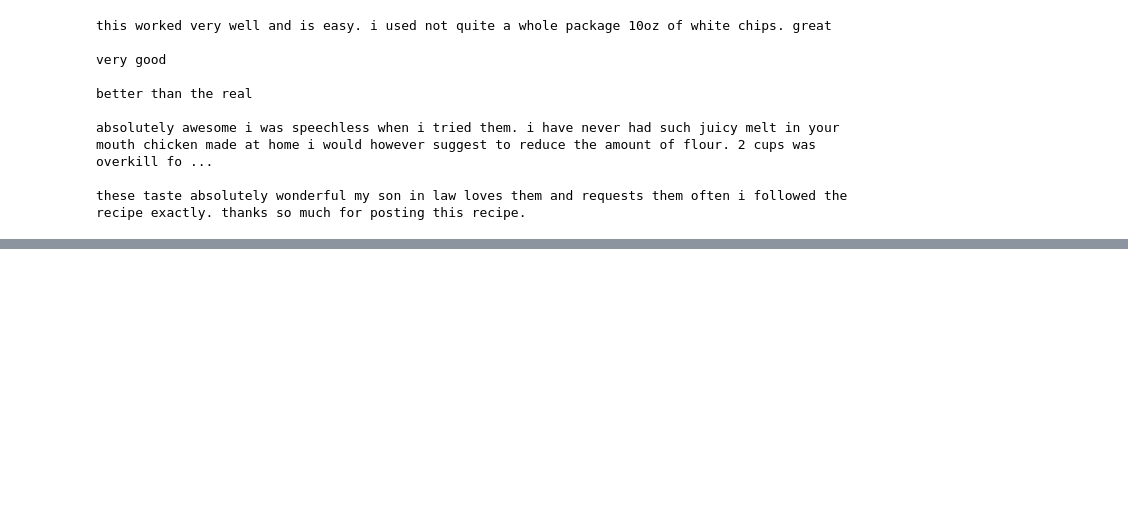
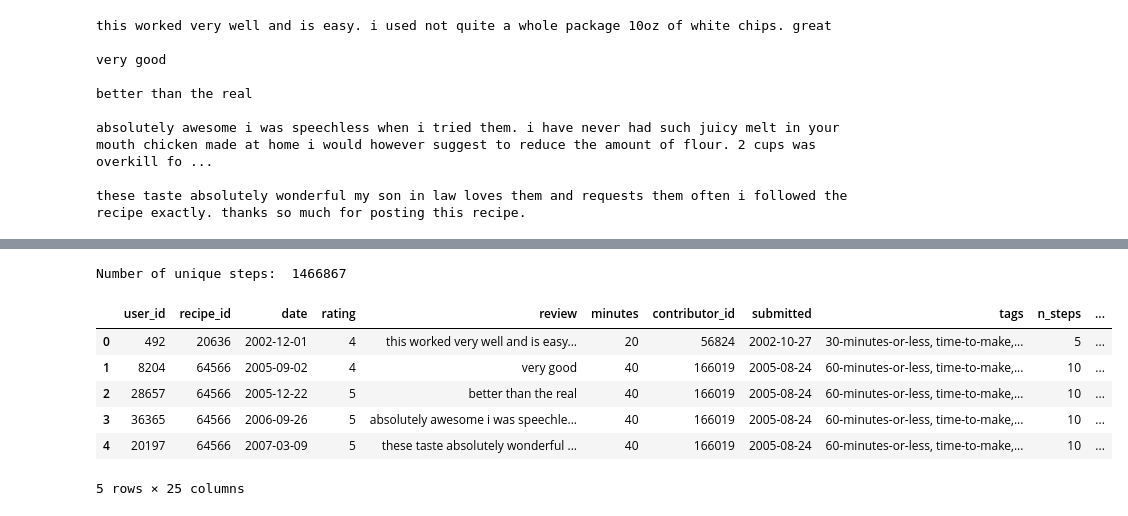
Before and after one commit to iamvinitk/food-finder, a Jupyter notebook: src/EDA.ipynb, the cells around one changed output, grey strips where cells are left out. Cells and saved outputs as stored; diff of their text form; code cells hidden in the pictures; blank space fills up the shorter version.

```diff
--- a/src/EDA.ipynb
+++ b/src/EDA.ipynb
@@ -525,22 +519,22 @@ df
 | 962119 | 184491 | 36878 | 2017-12-18 | 5 | I am so glad I googled and found ... | 115 | 108291 | 2003-12-05 | ['weeknight', 'time-to-make', 'co... | 8 | ... |
 962120 rows × 21 columns
 # %%
-def clean_review(review):
+def clean_review(_review):
     # convert to string
-    review = str(review)
+    _review = str(_review)
     # expand contractions
-    review = contractions.fix(review)
+    _review = contractions.fix(_review)
     # convert to lowercase
-    review = review.lower()
+    _review = _review.lower()
     # remove trailing and leading spaces
-    review = review.strip()
+    _review = _review.strip()
     # replace - with space
-    review = re.sub(r'-', ' ', review)
+    _review = re.sub(r'-', ' ', _review)
     # remove punctuation
-    review = re.sub(r'[^\w\s\\.]', '', review)
+    _review = re.sub(r'[^\w\s\\.]', '', _review)
     # remove multiple spaces
-    review = re.sub(r'\s+', ' ', review)
-    return review
+    _review = re.sub(r'\s+', ' ', _review)
+    return _review
 
 clean_review(df['review'][3])
 # %% [output]
@@ -582,0 +562,17 @@ for review in reviews:
+# %%
+import nltk
+nltk.download('vader_lexicon') # download the necessary lexicon for sentiment analysis
+from nltk.sentiment.vader import SentimentIntensityAnalyzer
+
+# initialize the sentiment analyzer
+sid = SentimentIntensityAnalyzer()
+
+# function to get the sentiment score
+def get_sentiment_score(_review):
+    # get the polarity score
+    polarity_scores = sid.polarity_scores(_review)
+    # return the compound score
+    return polarity_scores
+
+# get the sentiment score for the first review
+get_sentiment_score(df['review'][0])
@@ -583,3 +584,10 @@ for review in reviews:
+# %%
+import swifter
+
+df['negative'] = df['review'].swifter.apply(lambda x: get_sentiment_score(x)['neg'])
+df['neutral'] = df['review'].swifter.apply(lambda x: get_sentiment_score(x)['neu'])
+df['positive'] = df['review'].swifter.apply(lambda x: get_sentiment_score(x)['pos'])
+df['compound'] = df['review'].swifter.apply(lambda x: get_sentiment_score(x)['compound'])
 # %%
 for ingredient in df['ingredients'][:5]:
     print(ingredient + "\n")
@@ -650,5 +717,17 @@ step_list = [item.strip() for sublist in step_list for item in sublist]
 # replace "'" with ""
 step_list = [re.sub("'", '', step) for step in step_list]
 print("Number of unique steps: ", len(set(step_list)))
+# %% [output]
+Number of unique steps:  1466867
+# %%
+df.head()
+# %% [output]
+|  | user_id | recipe_id | date | rating | review | minutes | contributor_id | submitted | tags | n_steps | ... |
+| 0 | 492 | 20636 | 2002-12-01 | 4 | this worked very well and is easy... | 20 | 56824 | 2002-10-27 | 30-minutes-or-less, time-to-make,... | 5 | ... |
+| 1 | 8204 | 64566 | 2005-09-02 | 4 | very good | 40 | 166019 | 2005-08-24 | 60-minutes-or-less, time-to-make,... | 10 | ... |
+| 2 | 28657 | 64566 | 2005-12-22 | 5 | better than the real | 40 | 166019 | 2005-08-24 | 60-minutes-or-less, time-to-make,... | 10 | ... |
+| 3 | 36365 | 64566 | 2006-09-26 | 5 | absolutely awesome i was speechle... | 40 | 166019 | 2005-08-24 | 60-minutes-or-less, time-to-make,... | 10 | ... |
+| 4 | 20197 | 64566 | 2007-03-09 | 5 | these taste absolutely wonderful ... | 40 | 166019 | 2005-08-24 | 60-minutes-or-less, time-to-make,... | 10 | ... |
+5 rows × 25 columns
 # %%
 df.to_csv('../dataset/preprocessed_data.csv', index=False)
```
Also changed, not shown: parts of 21 cells of this notebook, 2 other files.
